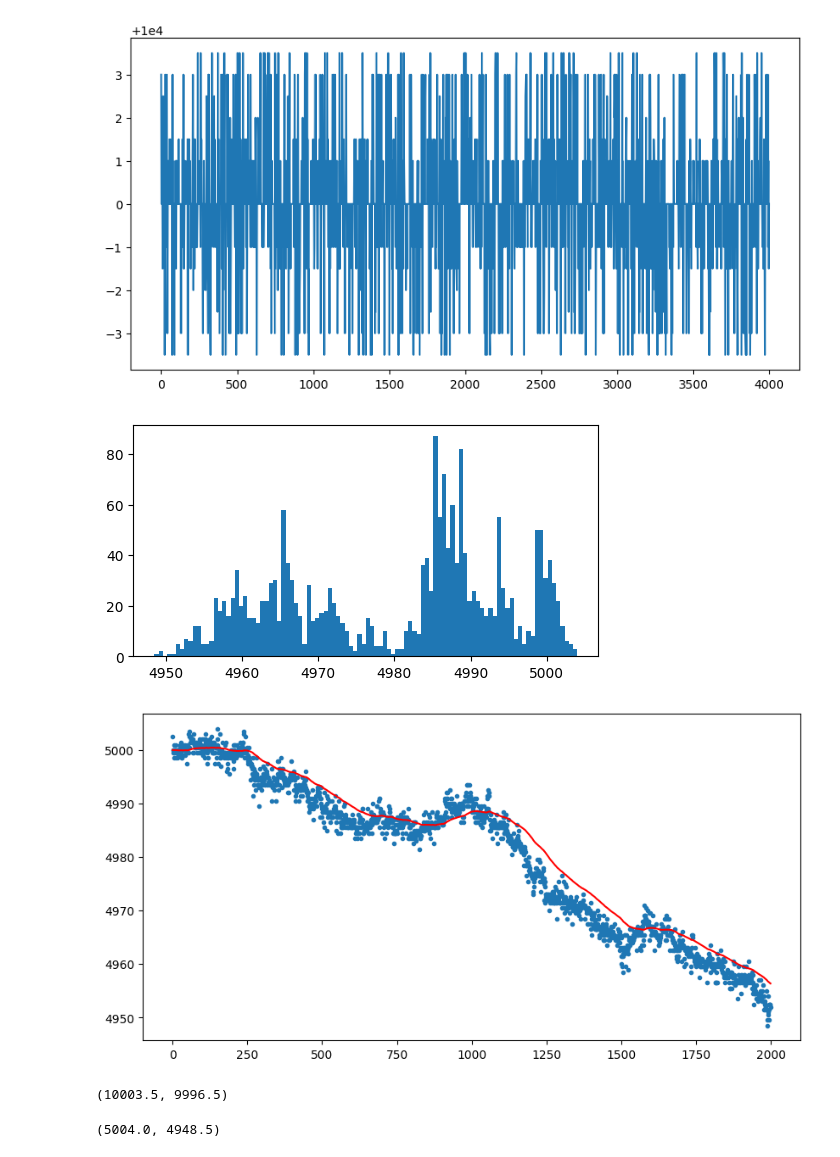
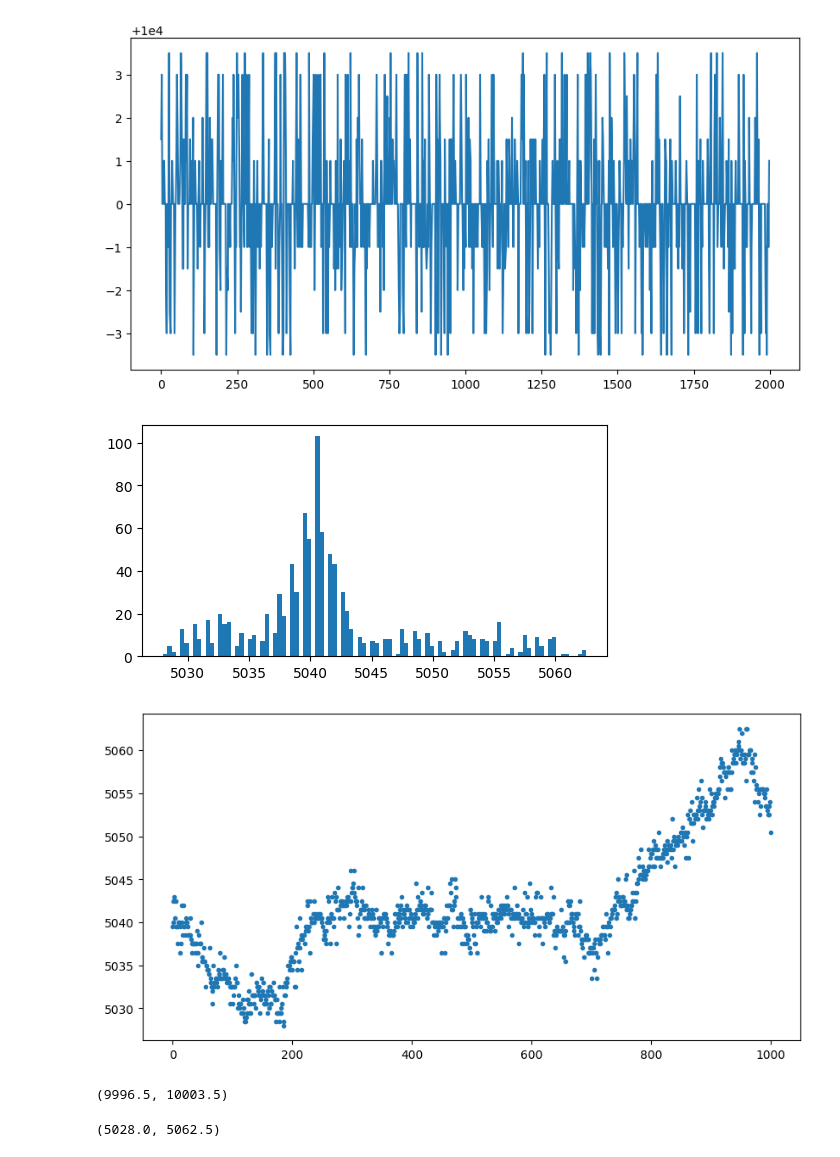
Before and after one commit to aemilani/imc-prosperity-2, a Jupyter notebook: explore_logs.ipynb, the cells around one changed output. Cells and saved outputs as stored; diff of their text form; code cells hidden in the pictures.

```diff
--- a/explore_logs.ipynb
+++ b/explore_logs.ipynb
@@ -64,7 +64,7 @@ def process_trade_history(trade_history_section):
 
     return df_trades
 # %%
-PATH = 'logs/v00/2.log'
+PATH = 'logs/round_1/0.log'
 sandbox, activities, trade_history = read_log(PATH)
 # %%
 plt.figure(figsize=(6, 3))
@@ -77,7 +77,7 @@ plt.figure(figsize=(10, 5))
 plt.plot(activities[activities['product'] == 'AMETHYSTS']['mid_price'])
 plt.show()
 # %% [output]
-[figure, old version]
+[figure, new version]
 # %%
 # price = [5000]
 # for p in activities[activities['product'] == 'STARFRUIT']['mid_price']:
@@ -87,20 +87,20 @@ plt.figure(figsize=(6, 3))
 plt.hist(activities[activities['product'] == 'STARFRUIT']['mid_price'], bins=100)
 plt.show()
 # %% [output]
-[figure, old version]
+[figure, new version]
 # %%
 plt.figure(figsize=(10, 5))
 plt.scatter(range(activities[activities['product'] == 'STARFRUIT'].shape[0]), activities[activities['product'] == 'STARFRUIT']['mid_price'], marker='.')
-plt.plot(price[1:], c='r')
+# plt.plot(price[1:], c='r')
 plt.show()
 # %% [output]
-[figure, old version]
+[figure, new version]
 # %%
-activities[activities['product'] == 'AMETHYSTS']['mid_price'].max(), activities[activities['product'] == 'AMETHYSTS']['mid_price'].min()
+activities[activities['product'] == 'AMETHYSTS']['mid_price'].min(), activities[activities['product'] == 'AMETHYSTS']['mid_price'].max()
 # %% [output]
-(10003.5, 9996.5)
+(9996.5, 10003.5)
 # %%
-activities[activities['product'] == 'STARFRUIT']['mid_price'].max(), activities[activities['product'] == 'STARFRUIT']['mid_price'].min()
+activities[activities['product'] == 'STARFRUIT']['mid_price'].min(), activities[activities['product'] == 'STARFRUIT']['mid_price'].max()
 # %% [output]
-(5004.0, 4948.5)
+(5028.0, 5062.5)
 # %%
```
Also changed, not shown: parts of 11 cells of this notebook, 5 other files.
